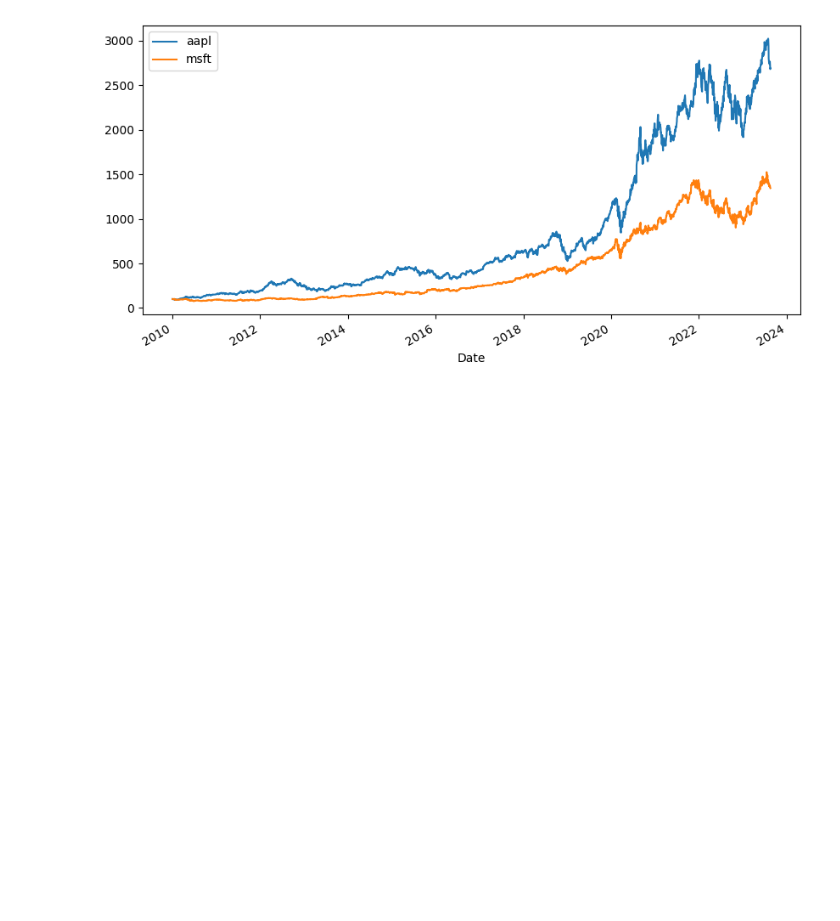
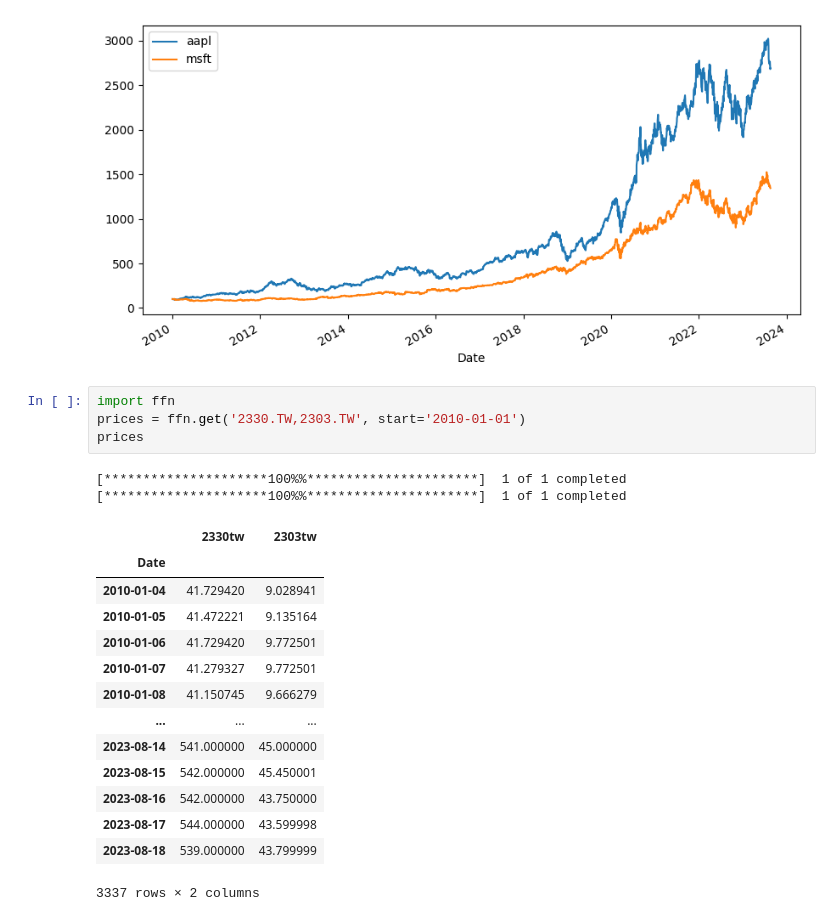
Before and after one commit to JudasWu/Python, a Jupyter notebook: 0819-1.ipynb, the cells around one changed output. Saved outputs shown, nothing was run; the diff lists cells and outputs as text; blank space fills up the shorter version.

```diff
--- a/0819-1.ipynb
+++ b/0819-1.ipynb
@@ -23,3 +23,24 @@ prices
 ax = prices.rebase().plot(figsize=(10, 5))
 # %% [output]
 [figure]
+# %%
+import ffn
+prices = ffn.get('2330.TW,2303.TW', start='2010-01-01')
+prices
+# %% [output]
+[*********************100%%**********************]  1 of 1 completed
+[*********************100%%**********************]  1 of 1 completed
+|  | 2330tw | 2303tw |
+| Date |  |  |
+| 2010-01-04 | 41.729420 | 9.028941 |
+| 2010-01-05 | 41.472221 | 9.135164 |
+| 2010-01-06 | 41.729420 | 9.772501 |
+| 2010-01-07 | 41.279327 | 9.772501 |
+| 2010-01-08 | 41.150745 | 9.666279 |
+| ... | ... | ... |
+| 2023-08-14 | 541.000000 | 45.000000 |
+| 2023-08-15 | 542.000000 | 45.450001 |
+| 2023-08-16 | 542.000000 | 43.750000 |
+| 2023-08-17 | 544.000000 | 43.599998 |
+| 2023-08-18 | 539.000000 | 43.799999 |
+3337 rows × 2 columns
```
Also changed, not shown: parts of 1 cell of this notebook.
